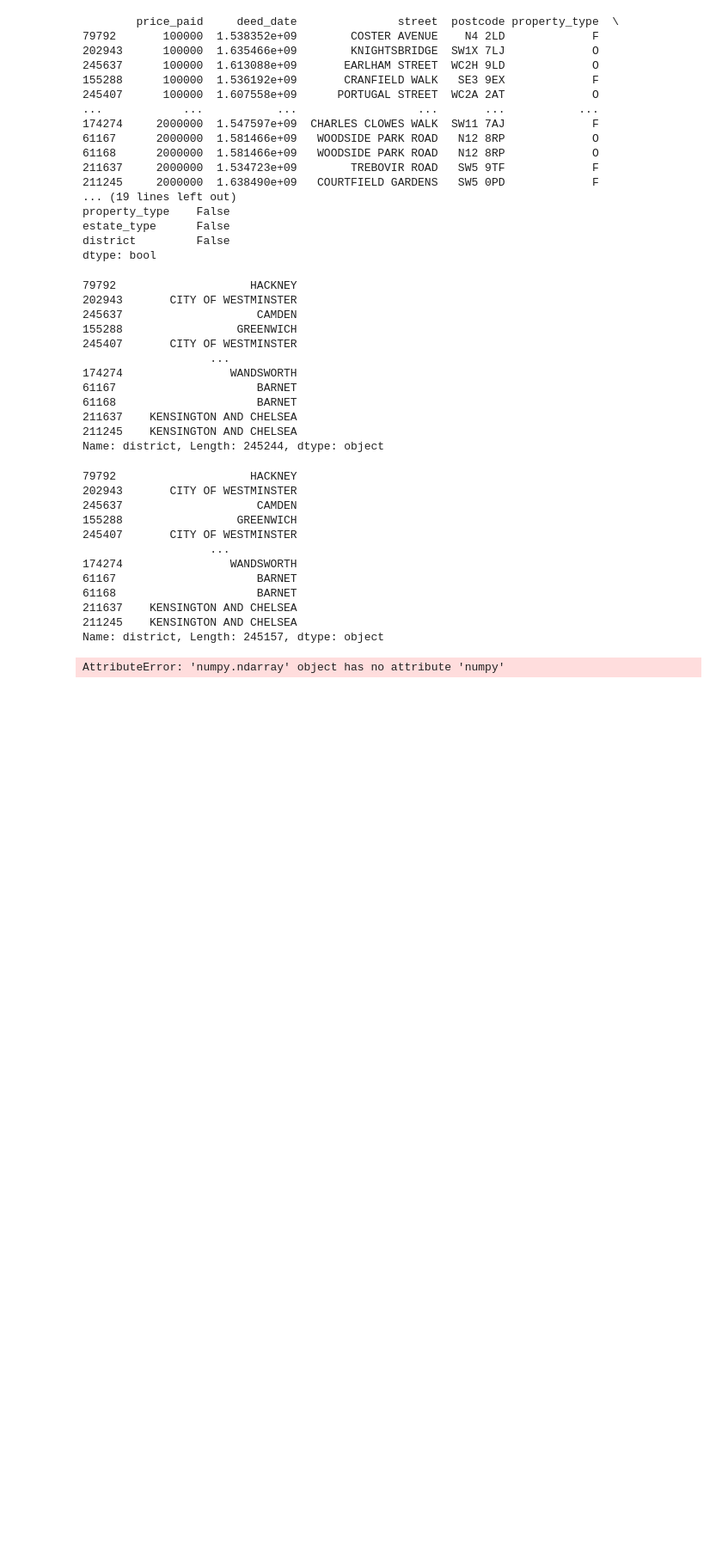
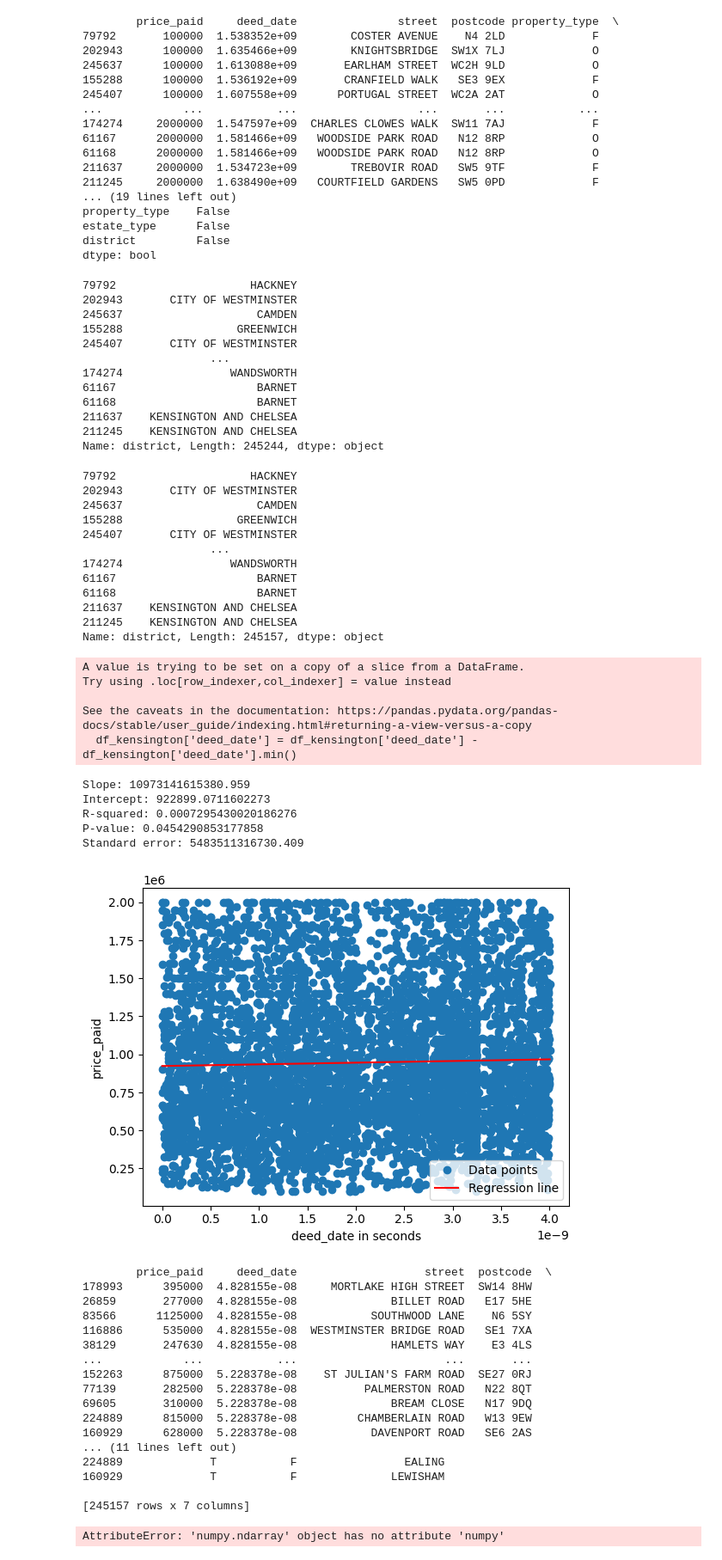
Before and after one commit to Ajeyanth/HousePrices, a Jupyter notebook: HousesPrices.ipynb, the cells around one changed output. Shown at 86% size. Saved outputs shown, nothing was run; the diff lists cells and outputs as text; code cells hidden in the pictures; blank space fills up the shorter version.

```diff
--- a/HousesPrices.ipynb
+++ b/HousesPrices.ipynb
@@ -103,32 +103,64 @@ Name: district, Length: 245157, dtype: object
 # %%
 from scipy.stats import linregress
 import matplotlib.pyplot as plt
 
 # Convert 'deed_date' to datetime objects
 #df_cleaned['deed_date'] = pd.to_datetime(df_cleaned['deed_date'], unit='s')
-
+df_cleaned.sort_values(by='deed_date', inplace = True)
 df_cleaned['deed_date']= (pd.to_datetime(df_cleaned['deed_date']).astype(int)/(10**9))/(3.154 * 10**7)
 # Calculate time elapsed in seconds since the earliest date for Kensington
 df_kensington = df_cleaned[df_cleaned['district'] == 'KENSINGTON AND CHELSEA']
 
-x = (df_kensington['deed_date'] - df_kensington['deed_date'].min()).to_numpy()
+df_kensington['deed_date'] = df_kensington['deed_date'] - df_kensington['deed_date'].min()
+
+# Extract the relevant columns
+x = df_kensington['deed_date'].to_numpy()
 
 y = df_kensington['price_paid'].to_numpy()
 
 # Perform linear regression
 if len(np.unique(x)) > 1:
   slope, intercept, r_value, p_value, std_err = linregress(x, y)
   print(f"Slope: {slope}")
   print(f"Intercept: {intercept}")
   print(f"R-squared: {r_value**2}")
   print(f"P-value: {p_value}")
   print(f"Standard error: {std_err}")
   # Plot the data and the regression line
   plt.plot(x, y,'o', label='Data points')
   plt.plot(x, intercept + slope*x, color='red', label='Regression line')
   plt.xlabel('deed_date in seconds')
   plt.ylabel('price_paid')
   plt.legend()
   plt.show()
   print(df_cleaned)
+# %% [output]
+A value is trying to be set on a copy of a slice from a DataFrame.
+Try using .loc[row_indexer,col_indexer] = value instead
+
+See the caveats in the documentation: https://pandas.pydata.org/pandas-docs/stable/user_guide/indexing.html#returning-a-view-versus-a-copy
+  df_kensington['deed_date'] = df_kensington['deed_date'] - df_kensington['deed_date'].min()
+Slope: 10973141615380.959
+Intercept: 922899.0711602273
+R-squared: 0.0007295430020186276
+P-value: 0.0454290853177858
+Standard error: 5483511316730.409
+[figure, added]
+        price_paid     deed_date                   street  postcode  \
+178993      395000  4.828155e-08     MORTLAKE HIGH STREET  SW14 8HW
+26859       277000  4.828155e-08              BILLET ROAD   E17 5HE
+83566      1125000  4.828155e-08           SOUTHWOOD LANE    N6 5SY
+116886      535000  4.828155e-08  WESTMINSTER BRIDGE ROAD   SE1 7XA
+38129       247630  4.828155e-08              HAMLETS WAY    E3 4LS
+...            ...           ...                      ...       ...
+152263      875000  5.228378e-08    ST JULIAN'S FARM ROAD  SE27 0RJ
+77139       282500  5.228378e-08          PALMERSTON ROAD   N22 8QT
+69605       310000  5.228378e-08              BREAM CLOSE   N17 9DQ
+224889      815000  5.228378e-08         CHAMBERLAIN ROAD   W13 9EW
+160929      628000  5.228378e-08           DAVENPORT ROAD   SE6 2AS
+... (11 lines left out)
+224889             T           F                EALING
+160929             T           F              LEWISHAM
+
+[245157 rows x 7 columns]
 # %%
```
Also changed, not shown: parts of 2 cells of this notebook.
